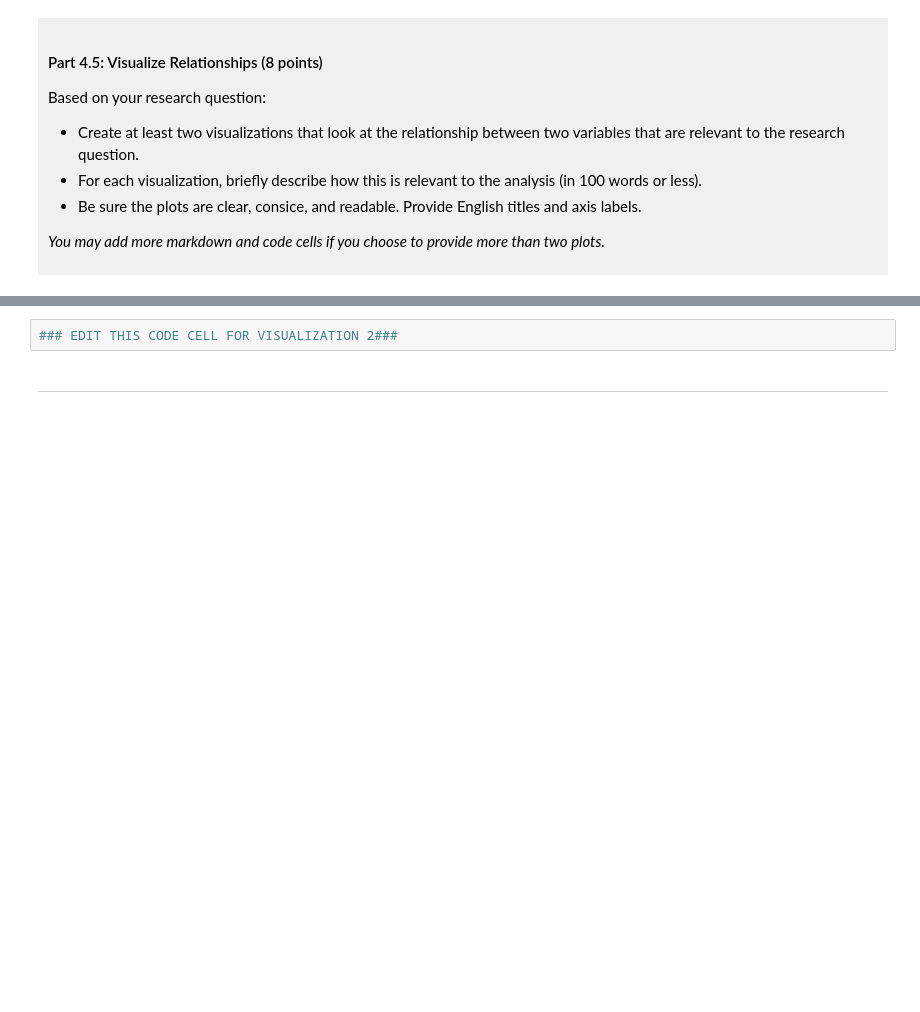
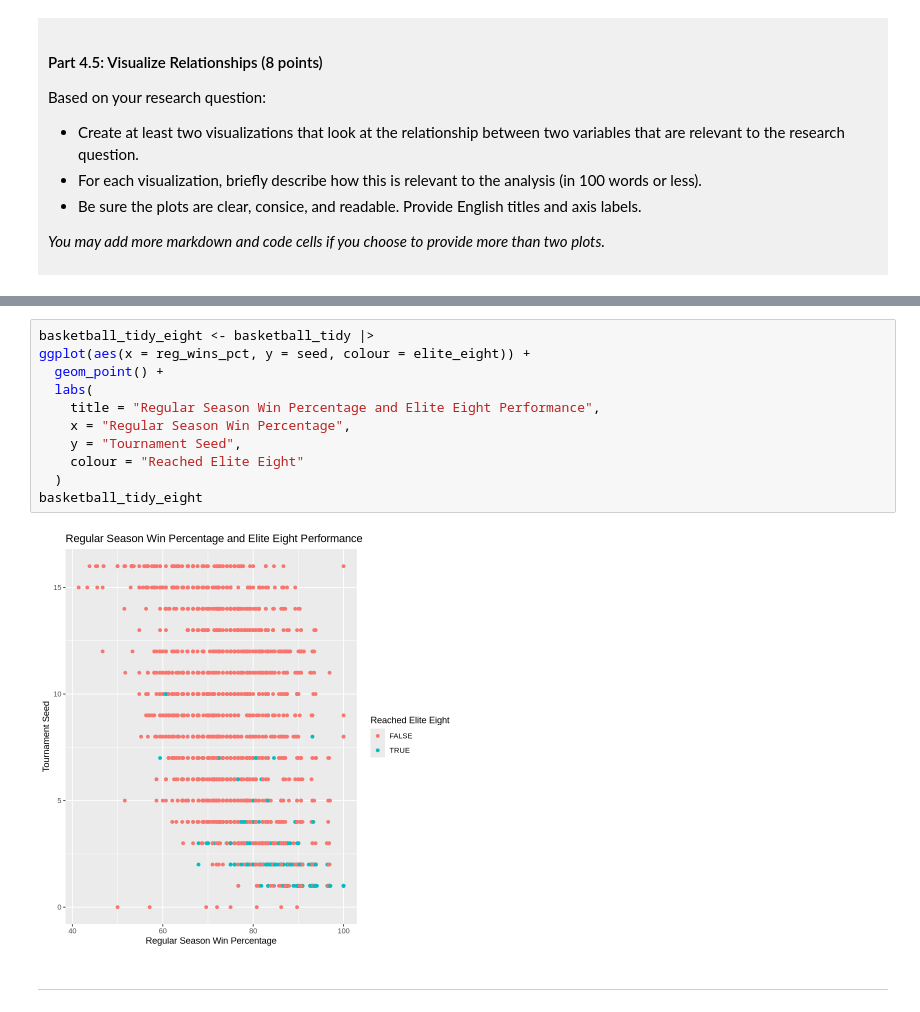
Before and after one commit to mymy7760/dsci-100-project-myra-heiman, a Jupyter notebook: dsci-100-project-notebook.ipynb, the cells around one changed output, grey strips where cells are left out. Drawn from its saved outputs; the diff is of its cells as text; blank space fills up the shorter version.

```diff
--- a/dsci-100-project-notebook.ipynb
+++ b/dsci-100-project-notebook.ipynb
@@ -320,5 +387,16 @@ Visualization 2: %%% EDIT THIS MARKDOWN CELL%%%
 # %%
-### EDIT THIS CODE CELL FOR VISUALIZATION 2###
+basketball_tidy_eight <- basketball_tidy |>
+ggplot(aes(x = reg_wins_pct, y = seed, colour = elite_eight)) +
+  geom_point() +
+  labs(
+    title = "Regular Season Win Percentage and Elite Eight Performance",
+    x = "Regular Season Win Percentage",
+    y = "Tournament Seed",
+    colour = "Reached Elite Eight"
+  )
+basketball_tidy_eight
+# %% [output]
+[figure, added]
 # %% [markdown]
 ------
 # %% [markdown]
```
Also changed, not shown: parts of 10 cells of this notebook.
